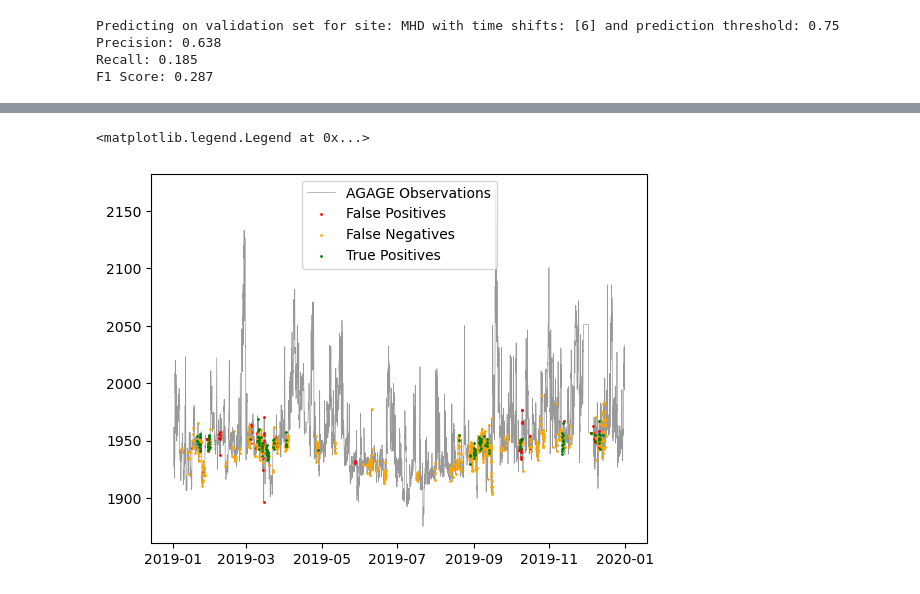
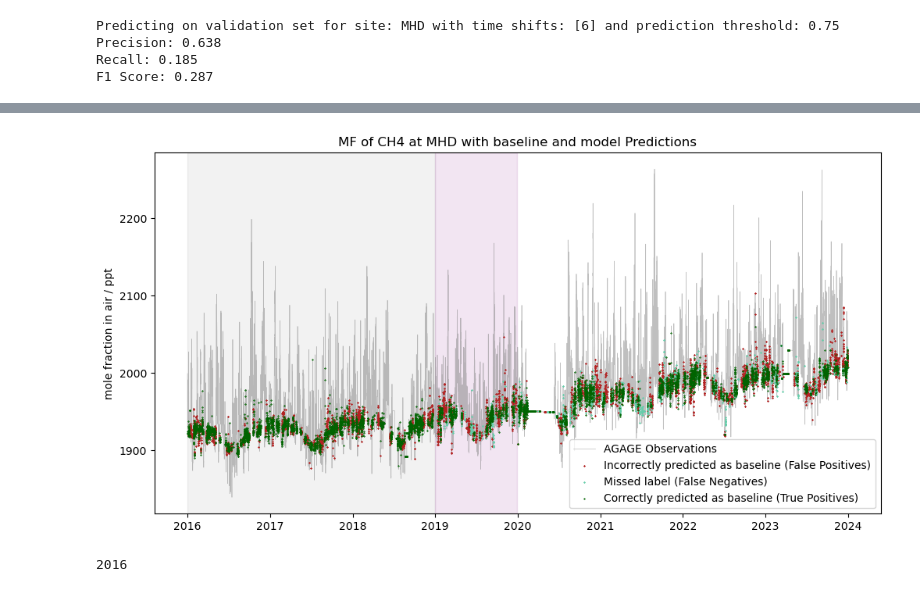
Before and after one commit to openghg/ml-baselines, a Jupyter notebook: notebooks/predicting.ipynb, the cells around one changed output, grey strips where cells are left out. Drawn from its saved outputs; the diff is of its cells as text; code cells hidden in the pictures.

```diff
--- a/notebooks/predicting.ipynb
+++ b/notebooks/predicting.ipynb
@@ -193,15 +250,10 @@ merged_df["predicted_baseline"] = y_pred
+# %%
+labelled_obs.plot_obs_with_labels(plot_true_negatives=False)
+# %% [output]
+[figure, added]
 # %%
 import numpy as np
-# %%
-true_positives_mask = (merged_df.baseline == 1) & (merged_df.predicted_baseline == 1)
-false_positives_mask = (merged_df.baseline == 0) & (merged_df.predicted_baseline == 1)
-false_negatives_mask = (merged_df.baseline == 1) & (merged_df.predicted_baseline == 0)
-plt.plot(merged_df.index, merged_df.mf, c="gray", label="AGAGE Observations", zorder=1, alpha=0.8, lw=0.5)
-
-plt.scatter(merged_df.index[false_positives_mask], merged_df.mf[false_positives_mask], color="red", label="False Positives", zorder=5, s=1)
-plt.scatter(merged_df.index[false_negatives_mask], merged_df.mf[false_negatives_mask], color="orange", label="False Negatives", zorder=5, s=1)
-plt.scatter(merged_df.index[true_positives_mask], merged_df.mf[true_positives_mask], color="green", label="True Positives", zorder=5, s=1)
-plt.legend()
-# %% [output]
-<matplotlib.legend.Legend at 0x...>
-[figure, removed]
+# %%
+cfg.training_period[site][0]
+# %% [output]
+2016
```
Also changed, not shown: parts of 20 cells of this notebook.
